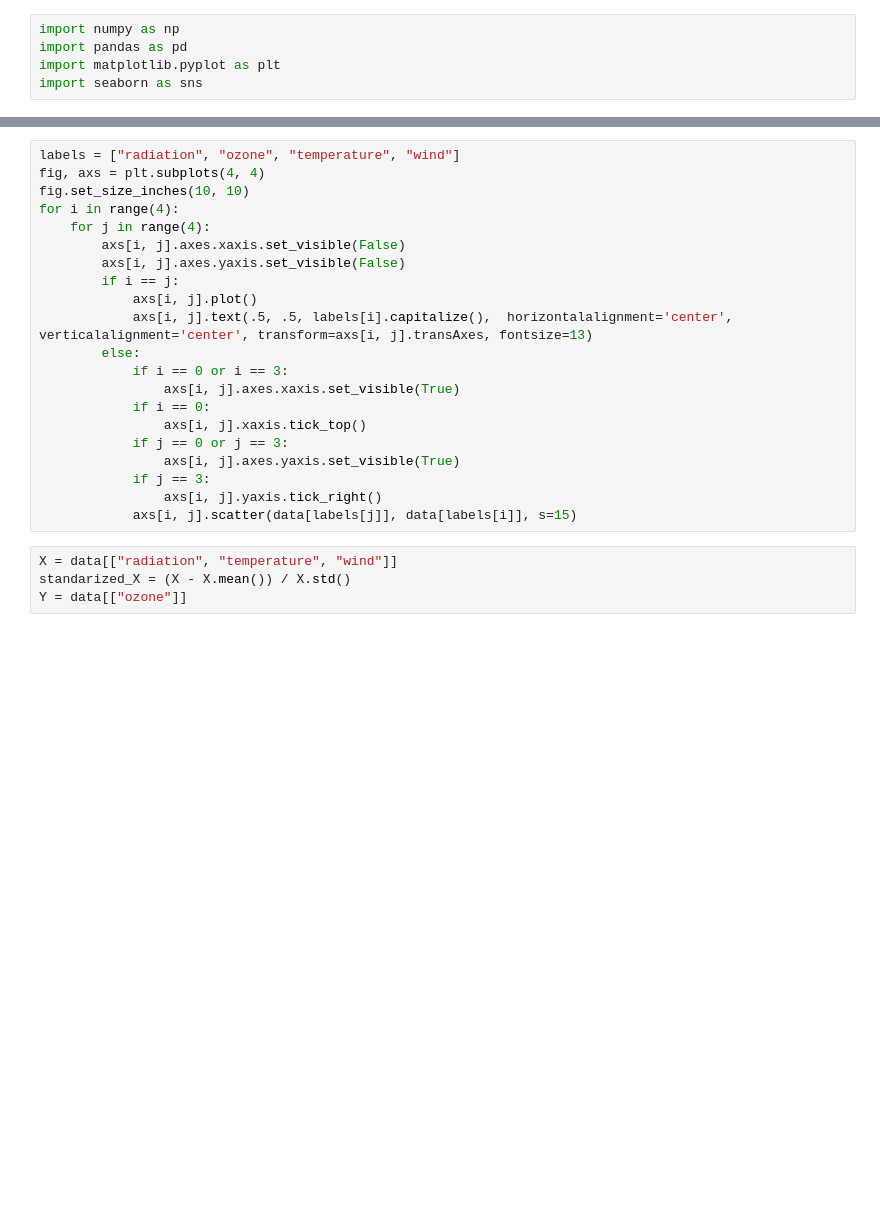
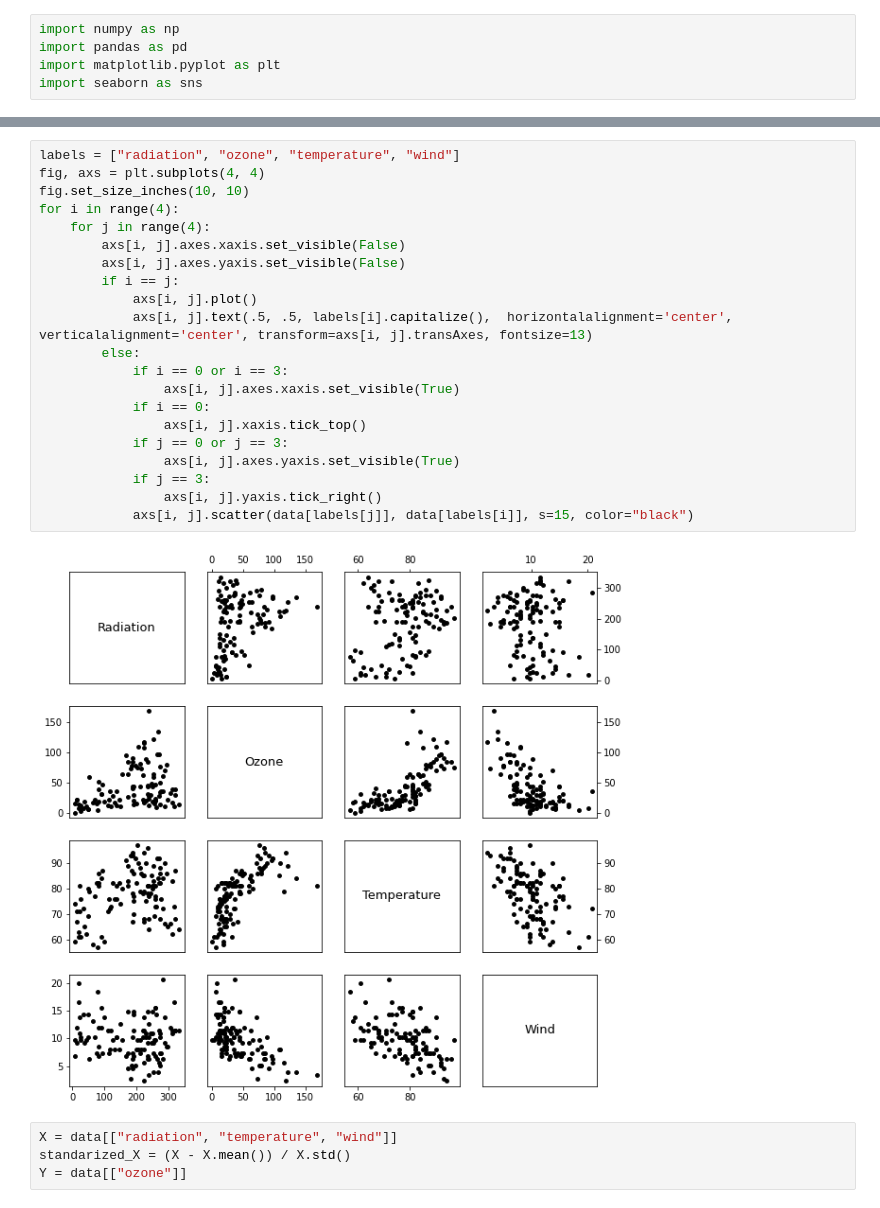
Before and after one commit to santifiorino/loess, a Jupyter notebook: experimentation.ipynb, the cells around one changed output, grey strips where cells are left out. Saved outputs shown, nothing was run; the diff lists cells and outputs as text; blank space fills up the shorter version.

```diff
--- a/experimentation.ipynb
+++ b/experimentation.ipynb
@@ -13,24 +27,26 @@ data.head()
 # %%
 labels = ["radiation", "ozone", "temperature", "wind"]
 fig, axs = plt.subplots(4, 4)
 fig.set_size_inches(10, 10)
 for i in range(4):
     for j in range(4):
         axs[i, j].axes.xaxis.set_visible(False)
         axs[i, j].axes.yaxis.set_visible(False)
         if i == j:
             axs[i, j].plot()
             axs[i, j].text(.5, .5, labels[i].capitalize(),  horizontalalignment='center', verticalalignment='center', transform=axs[i, j].transAxes, fontsize=13)
         else:
             if i == 0 or i == 3:
                 axs[i, j].axes.xaxis.set_visible(True)
             if i == 0:
                 axs[i, j].xaxis.tick_top()
             if j == 0 or j == 3:
                 axs[i, j].axes.yaxis.set_visible(True)
             if j == 3:
                 axs[i, j].yaxis.tick_right()
-            axs[i, j].scatter(data[labels[j]], data[labels[i]], s=15)
+            axs[i, j].scatter(data[labels[j]], data[labels[i]], s=15, color="black")
+# %% [output]
+[figure, added]
 # %%
 X = data[["radiation", "temperature", "wind"]]
 standarized_X = (X - X.mean()) / X.std()
```
Also changed, not shown: parts of 10 cells of this notebook.
